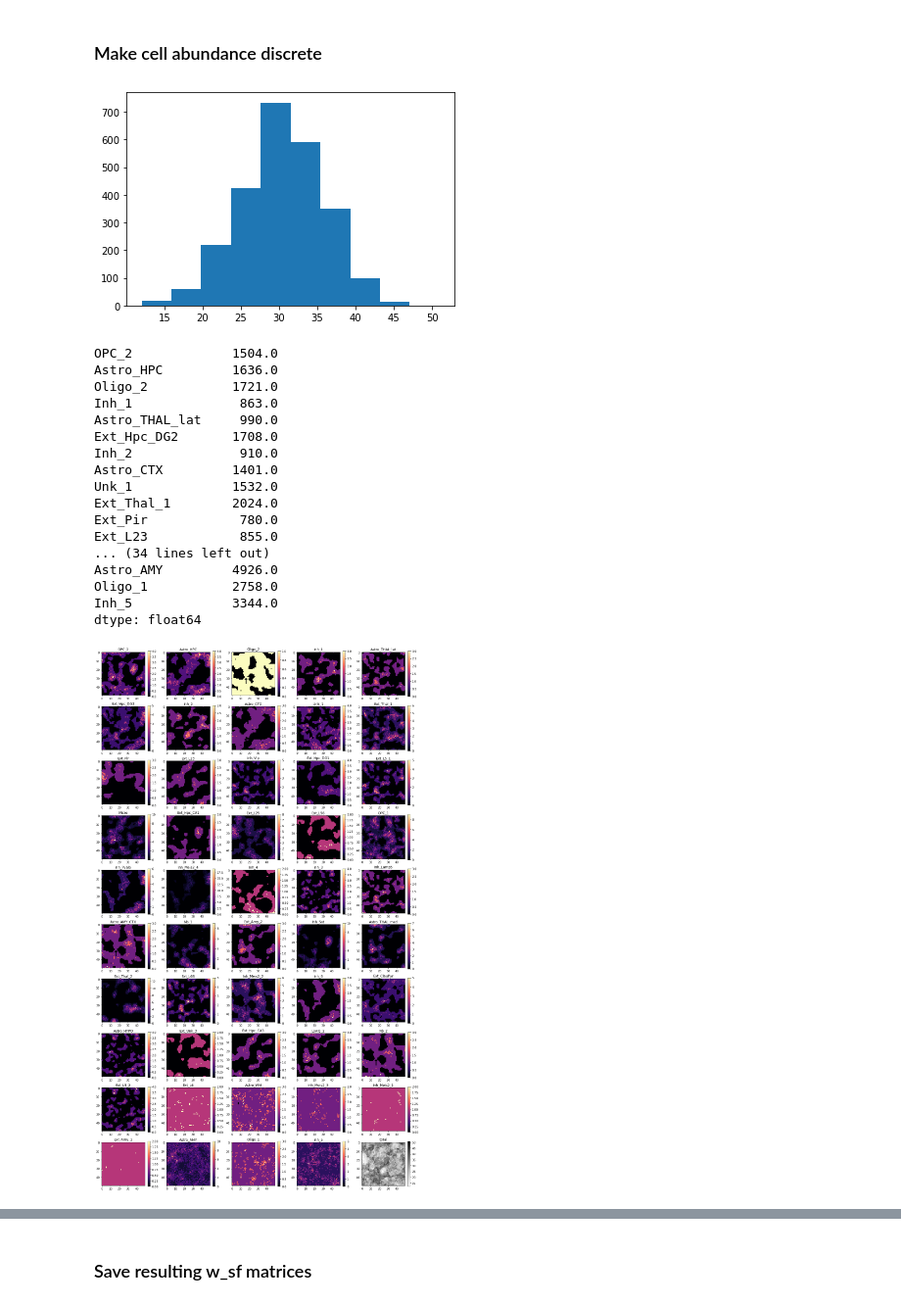
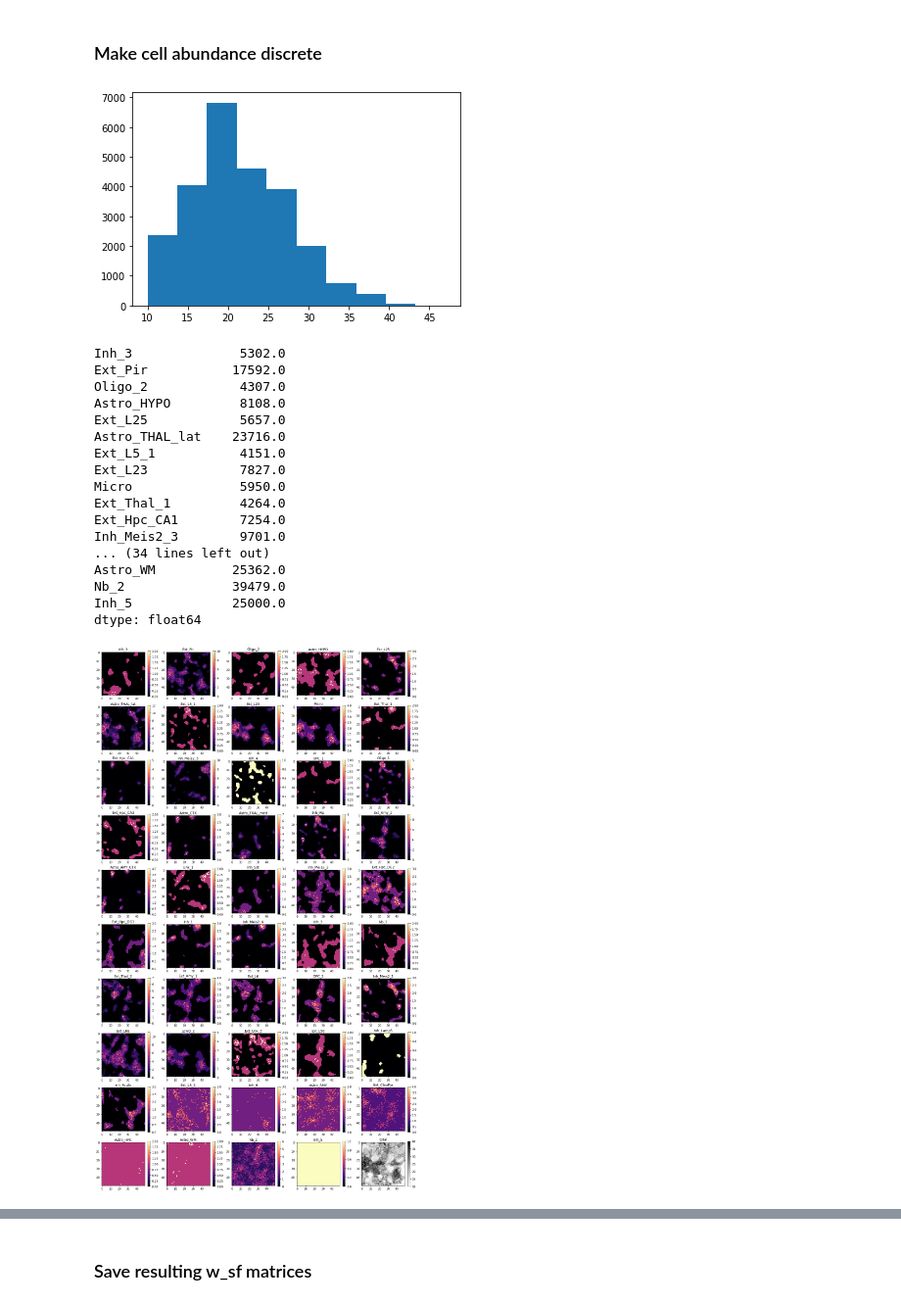
Before and after one commit to vitkl/cell2location_paper, a Jupyter notebook: notebooks/benchmarking/synthetic_data_construction_improved.ipynb, the cells around one changed output, grey strips where cells are left out. Shown at 98% size. Drawn from its saved outputs; the diff is of its cells as text; code cells hidden in the pictures.

Commit message:
simulated multiple experiments, background and sequencing depth

```diff
--- a/notebooks/benchmarking/synthetic_data_construction_improved.ipynb
+++ b/notebooks/benchmarking/synthetic_data_construction_improved.ipynb
@@ -273,34 +283,33 @@ def kernel(X1, X2, l=1.0, eta=1.0):
     sqdist = np.sum(X1**2, 1).reshape(-1, 1) + np.sum(X2**2, 1) - 2 * np.dot(X1, X2.T)
     return eta**2 * np.exp(-0.5 / l**2 * sqdist)
 
-
-    np.random.seed(192)
-
-def random_GP(n_cell_types = 5, #zones
-              n=[50, 50], #spatial dimensions
-              eta_true = 5, #variance, defines overlapping
-              l1_true=[8, 10, 15], #bw parameter
-              l2_true=[8, 10, 15]
-             ):
+def generate_grid(
+              n=[50, 50] #spatial dimensions
+):
     n1, n2 = n
     x1 = np.linspace(0, 100, n1)[:,None] #saptial dimensions
     x2 = np.linspace(0, 100, n2)[:,None] #saptial dimensions
 
     # make cartesian grid out of each dimension x1 and x2
-    X = pm.math.cartesian(x1[:,None], x2[:,None])
+    return pm.math.cartesian(x1[:,None], x2[:,None]), x1, x2
 
-    l2_true = l1_true
+def random_GP(X, x1=1, x2=1, #coordinates
+              n_variables = 5, #zones
+              eta_true = 5, #variance, defines overlapping
+              l1_true=[8, 10, 15], #bw parameter
+              l2_true=[8, 10, 15]
+             ):
 
     #cov1, cov2 = kernel(x1, x1, l=l1_true), kernel(x2, x2, l=l2_true)
     K = [np.kron(kernel(x1, x1, l=l1_true[i], eta=eta_true),
                  kernel(x2, x2, l=l2_true[i], eta=eta_true))
-         for i in range(n_cell_types)]
+         for i in range(n_variables)]
 
     gaus_true = np.stack([np.random.multivariate_normal(np.zeros(X.shape[0]),
                                                         2*K[i])
-                          for i in range(n_cell_types)]).T #samples from GP
+                          for i in range(n_variables)]).T #samples from GP
     N_true = (np.exp(gaus_true).T / np.exp(gaus_true).sum(axis=1)).T #softmax transform
-    return N_true, X
+    return N_true
 
 
 def plot_spatial(values, n=[50,50], nrows=5, names=['cell type'],
@@ -364,13 +394,20 @@ plot_spatial(abundances_df.values, n=[50,50], nrows=5, names=abundances_df.colum
 # %%
-np.random.seed(223)
+np.random.seed(seed)
 cell_abundances = np.dot(abundances_df, cell_types2zones.T)
-cell_abundances = cell_abundances * np.random.lognormal(0, 0.4, size=cell_abundances.shape)
+cell_abundances = cell_abundances * np.random.lognormal(0, 0.35, size=cell_abundances.shape)
 cell_abundances_df = pd.DataFrame(cell_abundances,
                              index=abundances_df.index,
                              columns=cell_types2zones.index
                             )
 
 plt.figure(figsize=(3*5+5, 3*10+5))
-plot_spatial(cell_abundances_df.values, n=[50,50], nrows=10,
+plot_spatial(cell_abundances_df.values[experiment_id==0,:],
+             n=n_locations, nrows=10,
              names=cell_abundances_df.columns, vmax=None)
+plt.show()
+plt.figure(figsize=(3*5+5, 3*10+5))
+plot_spatial(cell_abundances_df.values[experiment_id==1,:],
+             n=n_locations, nrows=10,
+             names=cell_abundances_df.columns, vmax=None)
+plt.show()
 # %% [output]
@@ -389,33 +427,34 @@ np.corrcoef(cell_abundances_df['Inh_1'].values,
 # %%
 cell_count_df = np.ceil(cell_abundances_df)
 plt.hist(cell_count_df.sum(1));
 plt.show();
 
 plt.figure(figsize=(3*5+5, 3*10+5))
-plot_spatial(cell_count_df.values, n=[50,50], nrows=10,
+plot_spatial(cell_count_df.values[experiment_id==0,:],
+             n=n_locations, nrows=10,
              names=cell_count_df.columns, vmax=None)
 
 cell_count_df.sum(0)
 # %% [output]
-[figure, old version]
+[figure, new version]
-OPC_2             1504.0
-Astro_HPC         1636.0
-Oligo_2           1721.0
-Inh_1              863.0
-Astro_THAL_lat     990.0
-Ext_Hpc_DG2       1708.0
-Inh_2              910.0
-Astro_CTX         1401.0
-Unk_1             1532.0
-Ext_Thal_1        2024.0
-Ext_Pir            780.0
-Ext_L23            855.0
+Inh_3              5302.0
+Ext_Pir           17592.0
+Oligo_2            4307.0
+Astro_HYPO         8108.0
+Ext_L25            5657.0
+Astro_THAL_lat    23716.0
+Ext_L5_1           4151.0
+Ext_L23            7827.0
+Micro              5950.0
+Ext_Thal_1         4264.0
+Ext_Hpc_CA1        7254.0
+Inh_Meis2_3        9701.0
 ... (34 lines left out)
-Astro_AMY         4926.0
-Oligo_1           2758.0
-Inh_5             3344.0
+Astro_WM          25362.0
+Nb_2              39479.0
+Inh_5             25000.0
 dtype: float64
-[figure, old version]
+[figure, new version]
 # %%
 cell_capture_eff_df = cell_abundances_df / cell_count_df
 cell_capture_eff_df[cell_capture_eff_df.isna()] = 0
```
Also changed, not shown: parts of 27 cells of this notebook, 5 other files.
